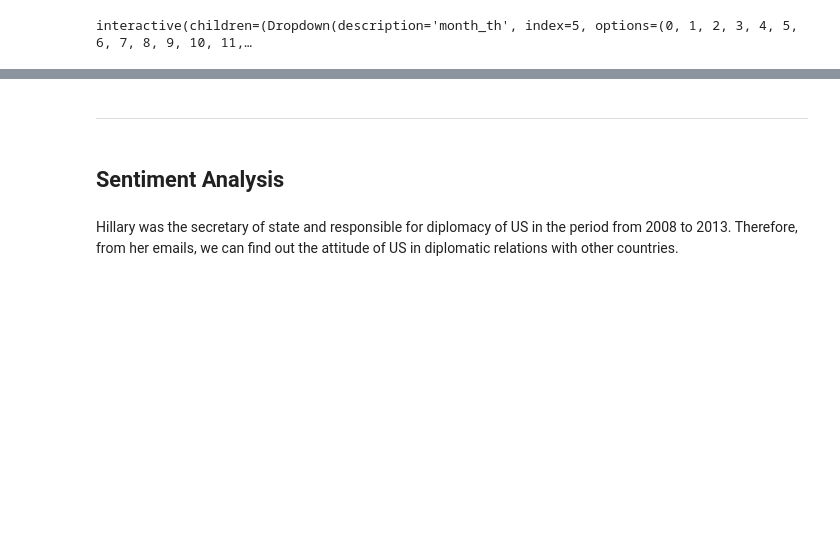
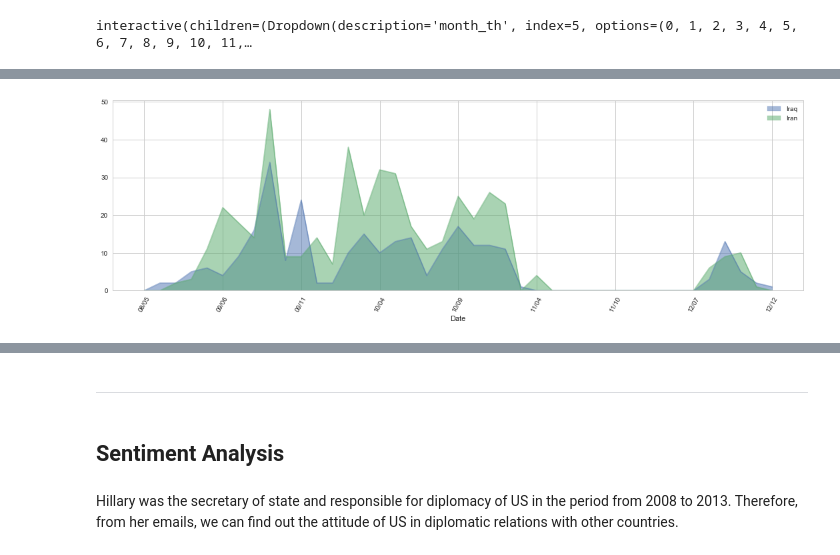
Before and after one commit to yusiZou/zalda, a Jupyter notebook: Secret-of-Clinton_version1.0.ipynb, the cells around one changed output, grey strips where cells are left out. Saved outputs shown, nothing was run; the diff lists cells and outputs as text; code cells hidden in the pictures; blank space fills up the shorter version.

```diff
--- a/Secret-of-Clinton_version1.0.ipynb
+++ b/Secret-of-Clinton_version1.0.ipynb
@@ -748,0 +756,4 @@ country_data[['Date', 'Haiti', 'Libya']].plot.bar();
+# %%
+occurence_area_chart(['Iraq', 'Iran'])
+# %% [output]
+[figure, added]
```
Also changed, not shown: parts of 42 cells of this notebook.
